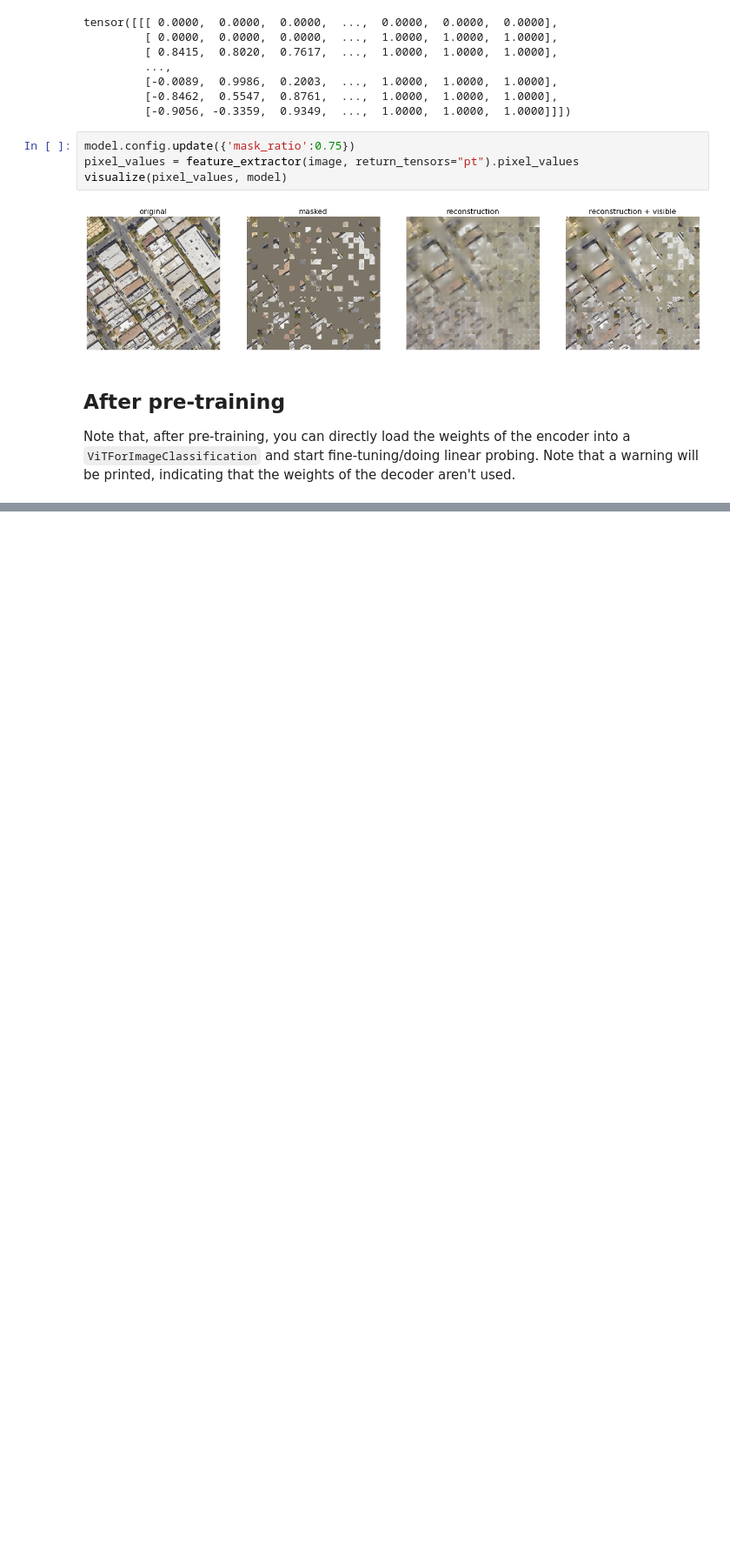
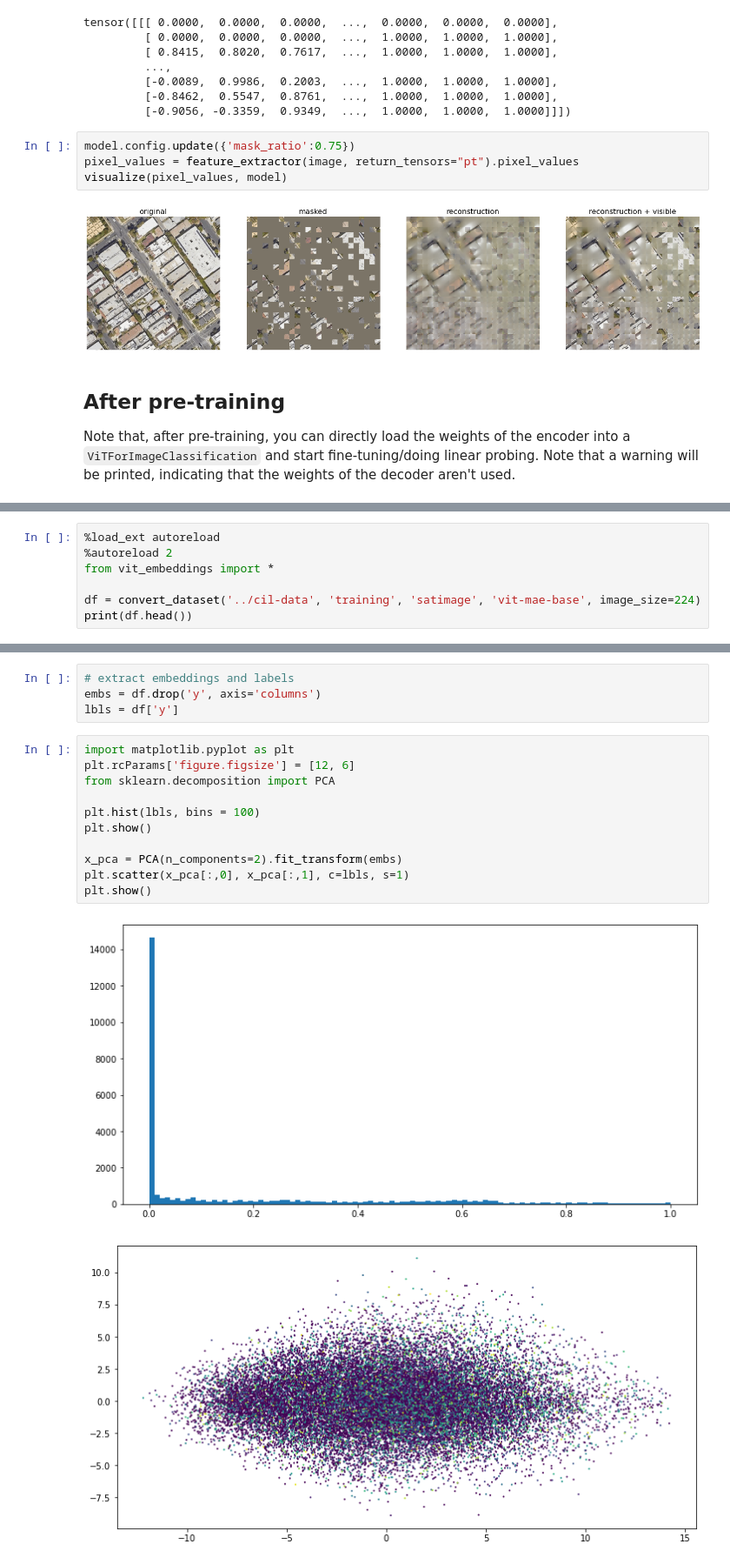
Before and after one commit to jjurm/road-segmentation, a Jupyter notebook: ViT_MAE_embeddings.ipynb, the cells around one changed output, grey strips where cells are left out. Shown at 87% size. Drawn from its saved outputs; the diff is of its cells as text; blank space fills up the shorter version.

Commit message:
vit mae embeddings

```diff
--- a/ViT_MAE_visualization_demo.ipynb
+++ b/ViT_MAE_embeddings.ipynb
@@ -195,0 +192,7 @@ from transformers import ViTForImageClassification
+# %%
+%load_ext autoreload
+%autoreload 2
+from vit_embeddings import *
+
+df = convert_dataset('../cil-data', 'training', 'satimage', 'vit-mae-base', image_size=224)
+print(df.head())
@@ -195,0 +221,18 @@ from transformers import ViTForImageClassification
+# %%
+# extract embeddings and labels
+embs = df.drop('y', axis='columns')
+lbls = df['y']
+# %%
+import matplotlib.pyplot as plt
+plt.rcParams['figure.figsize'] = [12, 6]
+from sklearn.decomposition import PCA
+
+plt.hist(lbls, bins = 100)
+plt.show()
+
+x_pca = PCA(n_components=2).fit_transform(embs)
+plt.scatter(x_pca[:,0], x_pca[:,1], c=lbls, s=1)
+plt.show()
+# %% [output]
+[figure, added]
+[figure, added]
```
Also changed, not shown: parts of 7 cells of this notebook, 1 other file.
